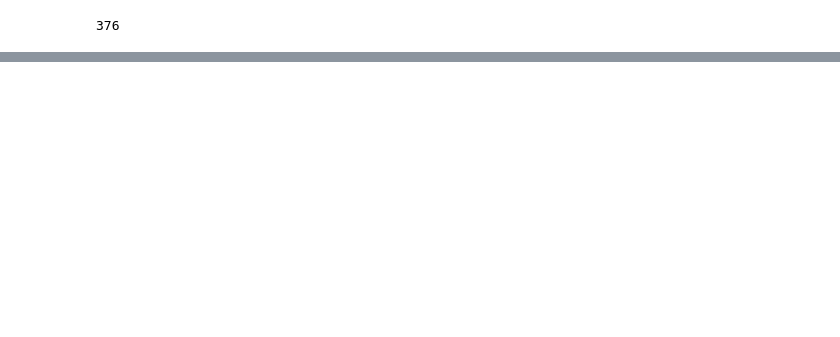
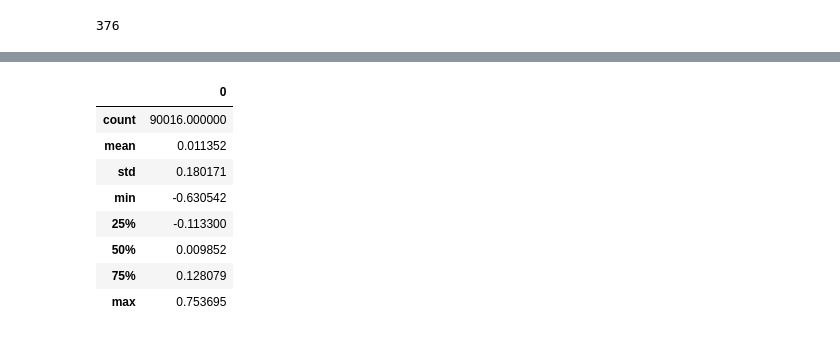
Before and after one commit to boldip/qf, a Jupyter notebook: src/work-caterinaStefano.ipynb, the cells around one changed output, grey strips where cells are left out. Cells and saved outputs as stored; diff of their text form; code cells hidden in the pictures; blank space fills up the shorter version.

```diff
--- a/src/work-caterinaStefano.ipynb
+++ b/src/work-caterinaStefano.ipynb
@@ -374,0 +407,12 @@ G.number_of_edges()
+# %%
+pd.DataFrame(unreltaus).describe()
+# %% [output]
+|  | 0 |
+| count | 90016.000000 |
+| mean | 0.011352 |
+| std | 0.180171 |
+| min | -0.630542 |
+| 25% | -0.113300 |
+| 50% | 0.009852 |
+| 75% | 0.128079 |
+| max | 0.753695 |
```
Also changed, not shown: parts of 19 cells of this notebook.
